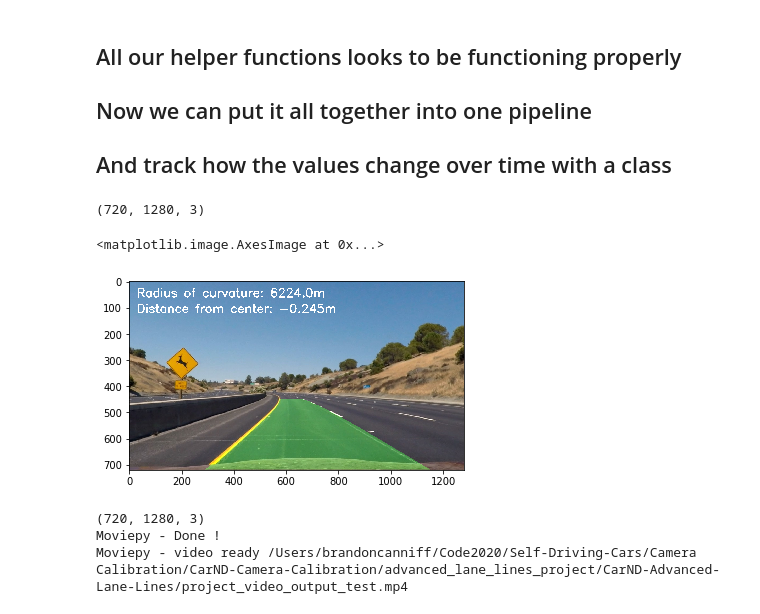
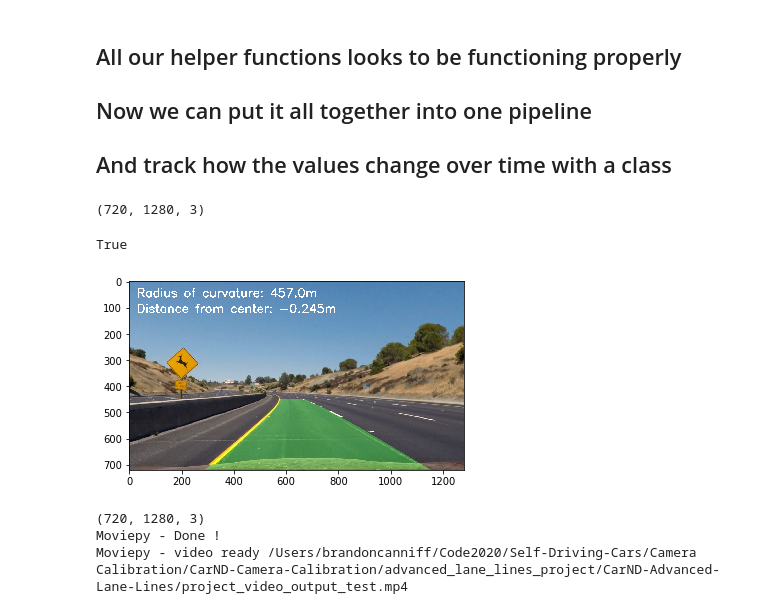
Before and after one commit to gobrando/CarND-Camera-Calibration, a Jupyter notebook: advanced_lane_lines_project/CarND-Advanced-Lane-Lines/lane_detection.ipynb, the cells around one changed output. Drawn from its saved outputs; the diff is of its cells as text; code cells hidden in the pictures.

```diff
--- a/advanced_lane_lines_project/CarND-Advanced-Lane-Lines/lane_detection.ipynb
+++ b/advanced_lane_lines_project/CarND-Advanced-Lane-Lines/lane_detection.ipynb
@@ -424,10 +439,10 @@ def update_poly(binary_warped, left_fit, right_fit, left_fit_m, right_fit_m, lef
     current_left_fit_m = np.polyfit(ploty_m, current_leftx_m, 2)
     current_right_fit_m = np.polyfit(ploty_m, current_rightx_m, 2)
 
-    return ploty, current_left_fitx, current_right_fitx, current_left_fit_xm, current_right_fit_xm,
+    return ploty, current_left_fit, current_right_fit, current_left_fit_m, current_right_fit_m,
 
-#ploty, current_left_fit, current_right_fit, current_left_fit_m, current_right_fit_m = update_poly(combined_binary, left_fit, right_fit, left_fit_m, right_fit_m, left_fitx, right_fitx)
-#print(current_left_fit)
-#print(len(current_right_fit))
-#print(len(current_left_fit_m))
-#print(current_right_fit_m)
+ploty, left_fit, right_fit, left_fit_m, right_fit_m = update_poly(combined_binary, left_fit, right_fit, left_fit_m, right_fit_m, left_fitx, right_fitx)
+print(left_fit)
+print(len(right_fit))
+print(len(left_fit_m))
+print(right_fit_m)
@@ -434,18 +454,16 @@ def update_poly(binary_warped, left_fit, right_fit, left_fit_m, right_fit_m, lef
 # %% [markdown]
 ## Finally to get a real world accurate measure of the curve of the lane we need to run our measurement of the curve equation again with x and y values in meters instead of pixels
 # %%
-def measure_real_curve_rad():
+def measure_real_curve_rad(left_fit_m, right_fit_m):
     # Define conversions in x and y from pixels space to meters
     ym_per_pix = 30/720 # meters per pixel in y dimension
     xm_per_pix = 3.7/700 # meters per pixel in x dimension
 
-    ploty, left_fit_cr, right_fit_cr = fit_poly(combined_binary, ym_per_pix, xm_per_pix)
-
     y_eval = np.max(ploty)
 
     # r_curve = ((1+(2Ay+B)^2)^3/2) / 2A
-    left_curve_rad = (1+(2*left_fit_cr[0]*y_eval+left_fit_cr[1])**2)**1.5 / np.absolute(2*left_fit_cr[0])
-    right_curve_rad = (1 + (2*right_fit_cr[0]*y_eval + right_fit_cr[1])**2)**1.5 / np.absolute(2*right_fit_cr[0])
+    left_curve_rad  = (1+(2*left_fit_m[0]*(y_eval*ym_per_pix)+left_fit_m[1])**2)**1.5 / np.absolute(2*left_fit_m[0])
+    right_curve_rad = (1+(2*right_fit_m[0]*(y_eval*ym_per_pix)+right_fit_m[1])**2)**1.5 / np.absolute(2*right_fit_m[0])
     return left_curve_rad, right_curve_rad
-#left_curve_rad, right_curve_rad = measure_real_curve_rad()
-#print(left_curve_rad, right_curve_rad)
+left_curve_rad, right_curve_rad = measure_real_curve_rad(left_fit_m, right_fit_m)
+print(left_curve_rad, right_curve_rad)
@@ -465,5 +485,5 @@ def measure_off_center(image, left_fit_m, right_fit_m):
     car_from_center = (left_x_m + right_x_m) / 2
     off_center = center_of_lane - car_from_center
     return round(off_center, 3)
-#result = measure_off_center(img)
-#print(result)
+result = measure_off_center(img, left_fit_m, right_fit_m)
+print(result)
@@ -560,7 +583,7 @@ def pipeline(image):
         else:
             right_lane_live.bestx = (np.array(right_lane_live.bestx) + np.array(right_fitx)) / 2
 
-    left_curve_rad, right_curve_rad = measure_curve_rad(left_fit_m, right_fit_m, ploty)
+    left_curve_rad, right_curve_rad = measure_real_curve_rad(left_fit_m, right_fit_m)
     combined_rad = np.sqrt(left_curve_rad**2 + right_curve_rad**2)
     left_lane_live.radius_of_curvature = combined_rad
     right_lane_live.radius_of_curvature = combined_rad
@@ -576,11 +599,11 @@ def pipeline(image):
 # %%
 result = pipeline(test2_img)
 plt.imshow(result)
-plt.imwrite('/Users/brandoncanniff/Code2020/Self-Driving-Cars/Camera Calibration/CarND-Camera-Calibration/advanced_lane_lines_project/CarND-Advanced-Lane-Lines/output_images/output_photo.jpg', result)
+cv2.imwrite('/Users/brandoncanniff/Code2020/Self-Driving-Cars/Camera Calibration/CarND-Camera-Calibration/advanced_lane_lines_project/CarND-Advanced-Lane-Lines/output_images/output_photo.jpg', result)
 # %% [output]
 (720, 1280, 3)
-<matplotlib.image.AxesImage at 0x...>
+True
-[figure, old version]
+[figure, new version]
 # %%
 import math
 from moviepy.editor import VideoFileClip
```
Also changed, not shown: parts of 9 cells of this notebook, 2 other files.
